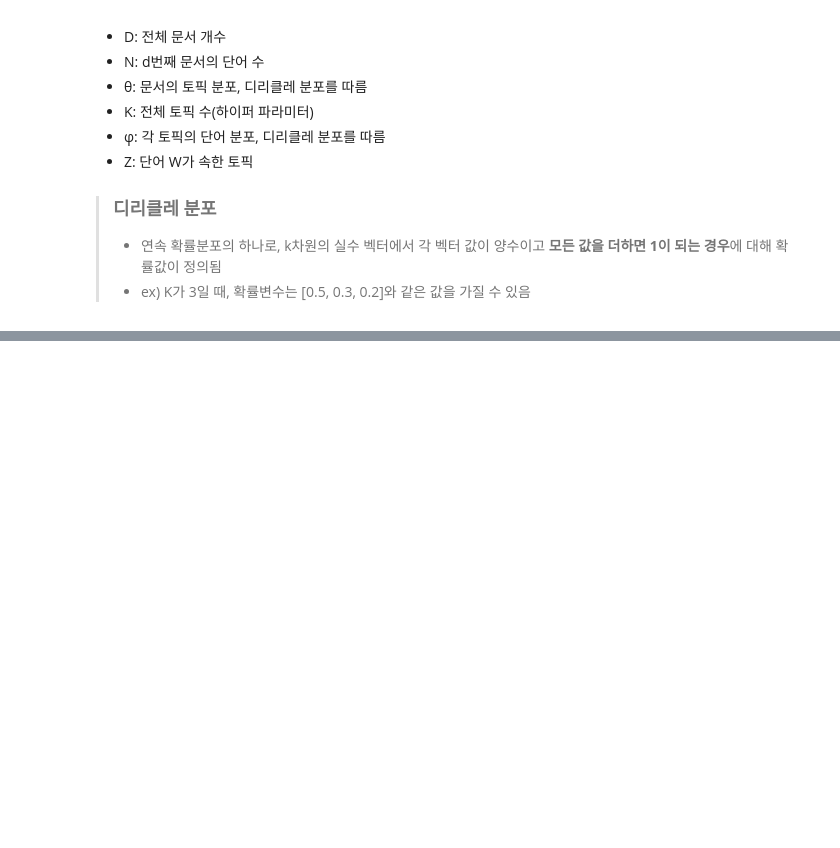
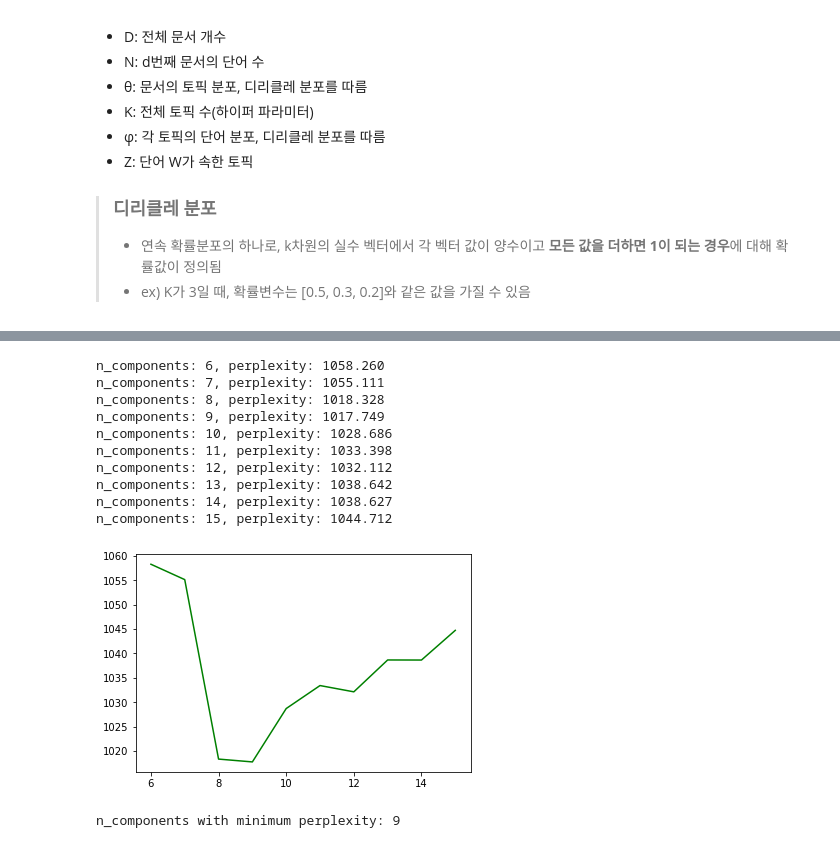
Before and after one commit to devamateur/text-mining-practice, a Jupyter notebook: ch7_토픽모델링_연습/LDA.ipynb, the cells around one changed output, grey strips where cells are left out. Cells and saved outputs as stored; diff of their text form; code cells hidden in the pictures; blank space fills up the shorter version.

```diff
--- a/ch7_토픽모델링_연습/LDA.ipynb
+++ b/ch7_토픽모델링_연습/LDA.ipynb
@@ -83,0 +86,11 @@ apple이 전체 문서에서 어떤 토픽에 할당되어져 있는지 살펴
+# %%
+# 20 뉴스그룹 데이터를 이용해 토픽 모델링
+from sklearn.datasets import fetch_20newsgroups
+
+categories = ['alt.atheism', 'talk.religion.misc', 'comp.graphics', 'sci.space', 'comp.sys.ibm.pc.hardware', 'sci.crypt']
+
+# train 데이터셋만 가져옴
+news_train = fetch_20newsgroups(subset='train', categories=categories)
+
+print("Train size: ", len(news_train.data))
+print("Categories: ", news_train.target_names)
@@ -83,0 +100,8 @@ apple이 전체 문서에서 어떤 토픽에 할당되어져 있는지 살펴
+# %%
+# 카운트 벡터 생성
+# LDA의 입력은 DTM이므로
+
+from sklearn.feature_extraction.text import CountVectorizer
+
+cv = CountVectorizer(token_pattern="[\w']{3,}", stop_words='english', max_features=2000, min_df=5, max_df=0.5)
+review_cv = cv.fit_transform(news_train.data)
@@ -83,0 +163,42 @@ apple이 전체 문서에서 어떤 토픽에 할당되어져 있는지 살펴
+# %%
+# 토픽 수 선택하기
+import matplotlib.pyplot as plt
+%matplotlib inline
+
+# 혼란도 값 시각화
+def show_perplexity(cv, start, end, max_iter=5, topic_word_prior=0.1, doc_topic_prior=1.0):
+    iter_num = []   # 반복횟수
+    per_value = []  # 혼란도
+
+    for i in range(start, end+1):
+        lda = LatentDirichletAllocation(n_components = i, #추출할 topic의 수
+                                max_iter=max_iter,
+                                topic_word_prior=topic_word_prior, doc_topic_prior=doc_topic_prior,
+                                learning_method='batch',
+                                n_jobs= -1,       #사용할 프로세서 수, -1은 가능한 모든 프로세서 사용을 의미
+                                random_state=7)
+
+        lda.fit(cv)
+        iter_num.append(i)
+        pv = lda.perplexity(cv)
+        per_value.append(pv)
+        print(f'n_components: {i}, perplexity: {pv:0.3f}')
+
+    plt.plot(iter_num, per_value, 'g-')
+    plt.show()
+    return start+per_value.index(min(per_value))   # 혼란도 값이 가장 작은 토픽 값 리턴
+
+print("n_components with minimum perplexity:", show_perplexity(review_cv, start=6, end=15))
+# %% [output]
+n_components: 6, perplexity: 1058.260
+n_components: 7, perplexity: 1055.111
+n_components: 8, perplexity: 1018.328
+n_components: 9, perplexity: 1017.749
+n_components: 10, perplexity: 1028.686
+n_components: 11, perplexity: 1033.398
+n_components: 12, perplexity: 1032.112
+n_components: 13, perplexity: 1038.642
+n_components: 14, perplexity: 1038.627
+n_components: 15, perplexity: 1044.712
+[figure, added]
+n_components with minimum perplexity: 9
```
Also changed, not shown: parts of 5 cells of this notebook.
